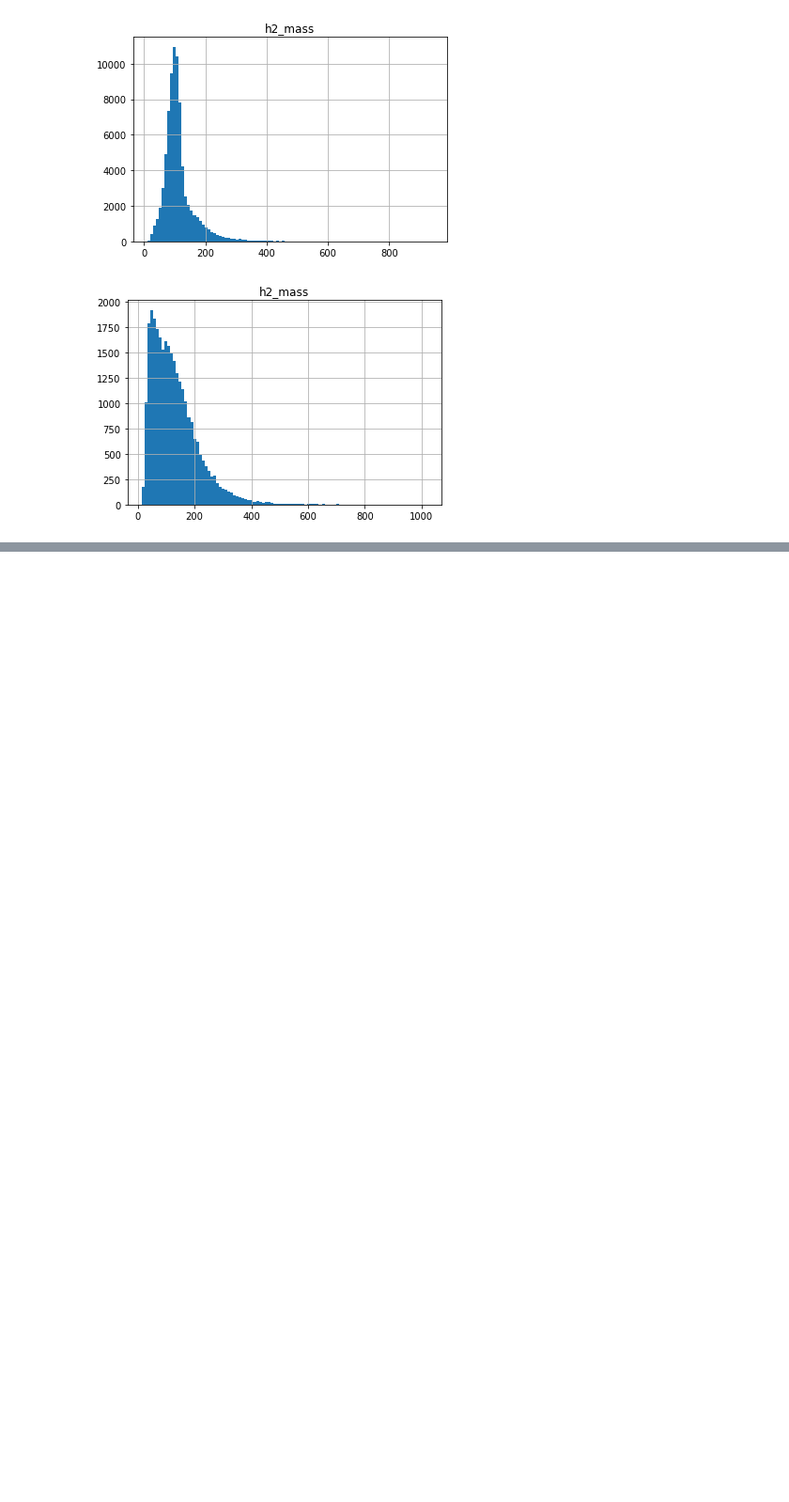
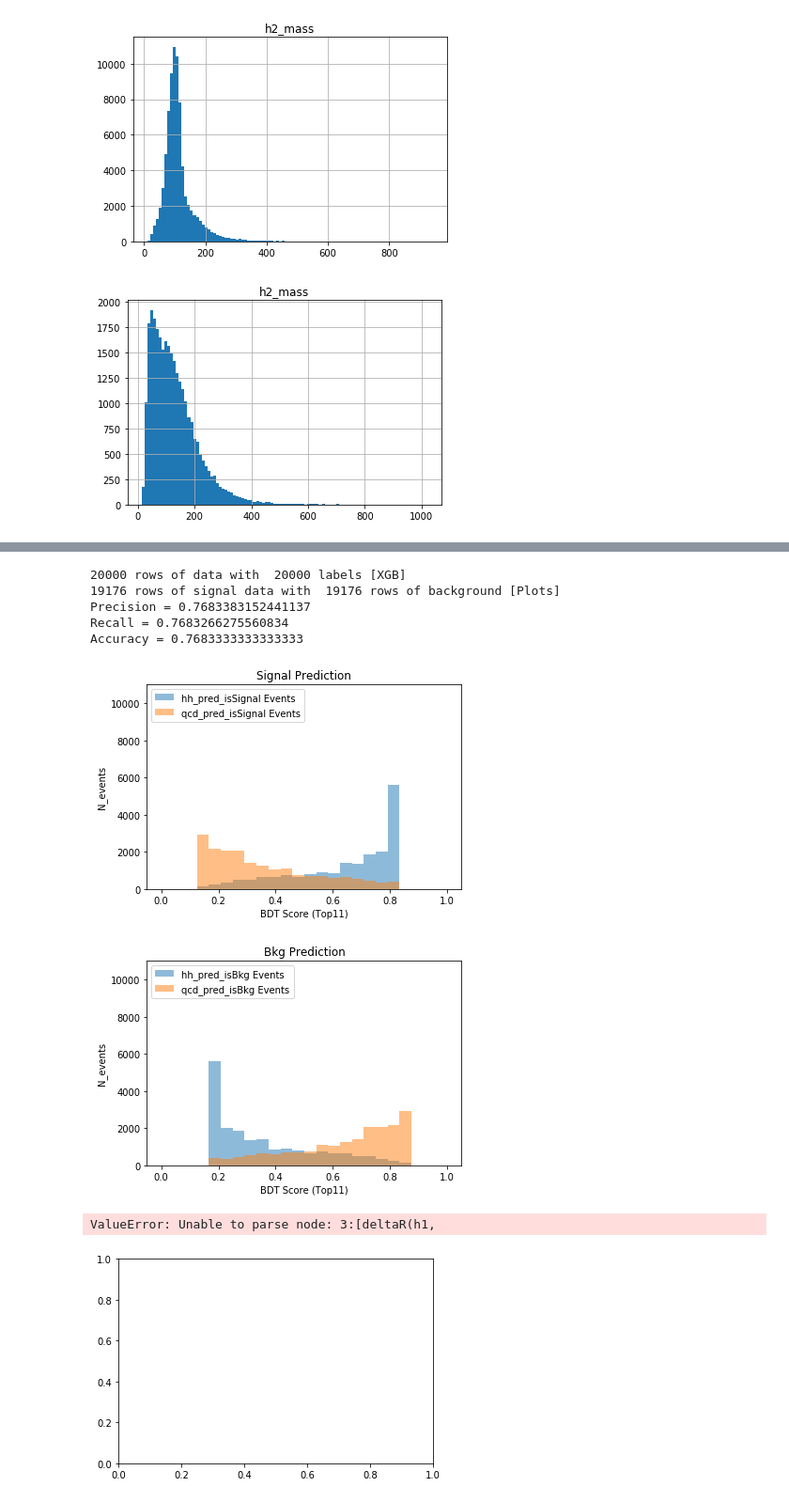
Before and after one commit to neu-physics/dihiggsMLProject, a Jupyter notebook: BoostedDecisionTree/xgboost_sandbox.ipynb, the cells around one changed output, grey strips where cells are left out. Shown at 94% size. Saved outputs shown, nothing was run; the diff lists cells and outputs as text; code cells hidden in the pictures; blank space fills up the shorter version.

Commit message:
who speaks for the trees

```diff
--- a/BoostedDecisionTree/xgboost_sandbox.ipynb
+++ b/BoostedDecisionTree/xgboost_sandbox.ipynb
@@ -84,7 +84,7 @@ def makeEqualSamplesWithUserVariables(signal_raw, bkg_raw, userVariables, nEvent
 
     return all_reducedForXGB, all_labelsForXGB, signal_reducedForPlots, signal_labelsForPlots, bkg_reducedForPlots, bkg_labelsForPlots
 # %%
-def setupAndTrainBDT(all_data, all_labels, _testSize=0.3, _dumpModelInfo=False, _maxDepth=3):
+def setupAndTrainBDT(all_data, all_labels, _testSize=0.3, _dumpModelInfo=False, _maxDepth=3, _eta=0.3):
     """setup and train BDT"""
 
     # *** 1. Split dataset into test + train, make correct input objects
@@ -95,7 +95,7 @@ def setupAndTrainBDT(all_data, all_labels, _testSize=0.3, _dumpModelInfo=False,
 
     # *** 2. Define XGB model
     param = {
-        'eta': 0.3,
+        'eta': _eta,
         'max_depth': _maxDepth,
         'objective': 'multi:softprob',
         #'objective': 'reg:logistic',
@@ -154,7 +154,8 @@ def setupGridAndTrainBDT(_modelName, all_data, all_labels, _testSize=0.3, _dumpM
     clf = xgb.XGBClassifier()
     grid = GridSearchCV(clf,
                         parameters, n_jobs=4,
-                        scoring="neg_log_loss",
+                        #scoring="neg_log_loss",
+                        scoring="f1",
                         cv=3,
                         verbose = 3)
 
@@ -211,9 +212,10 @@ def plotBDTOutputAndTree(_model, _modelName, _signalData, _signalLabels, _bkgDat
         _fig.savefig( _filename+'.png', bbox_inches='tight' )
 
     # *** 4. Make dict for plotting with borrowed functions
+    _nBins = 50
     predictionResults = {'hh_pred_isSignal':sig_pred_isSignal, 'hh_pred_isBkg':sig_pred_isBkg, 'qcd_pred_isSignal':bkg_pred_isSignal, 'qcd_pred_isBkg':bkg_pred_isBkg,}
-    compareManyHistograms( predictionResults, ['hh_pred_isSignal', 'qcd_pred_isSignal'], 2, 'Signal Prediction', 'BDT Score ({0})'.format(_modelName), 0, 1, 25, _savePlot=_savePlots )
-    compareManyHistograms( predictionResults, ['hh_pred_isBkg', 'qcd_pred_isBkg'], 2, 'Bkg Prediction', 'BDT Score ({0})'.format(_modelName), 0, 1, 25, _savePlot=_savePlots )
+    compareManyHistograms( predictionResults, ['hh_pred_isSignal', 'qcd_pred_isSignal'], 2, 'Signal Prediction', 'BDT Score ({0})'.format(_modelName), 0, 1, _nBins, _savePlot=_savePlots )
+    compareManyHistograms( predictionResults, ['hh_pred_isBkg', 'qcd_pred_isBkg'], 2, 'Bkg Prediction', 'BDT Score ({0})'.format(_modelName), 0, 1, _nBins, _savePlot=_savePlots )
 
     # *** 5. Make plot of 0th tree
     xgb.plot_tree(_model,num_trees=0)
@@ -264,7 +266,7 @@ def compareManyHistograms( _dict, _labels, _nPlot, _title, _xtitle, _xMin, _xMax
     #plt.ylim([0,1.2*y_max])
 
     #draw legend
-    plt.legend(loc='upper right')
+    plt.legend(loc='upper left')
     #plt.text(.1, .1, s1)
 
     # store figure copy for later saving
@@ -397,3 +370,19 @@ ValueError: Unable to parse node: 3:[deltaR(h1,
 [X] understand meaning of F score
 [X] slides
 6) some significance values for comparing with rectangular
+# %%
+# *** 5. Make mix of dihiggs and QCD for top-11 optimal variables
+variables_top11 = ['deltaR(h1, h2)', 'deltaR(h1 jets)', 'deltaR(h2 jets)', 'hh_mass', 'h1_mass', 'h2_mass','hh_pt', 'h1_pt', 'h2_pt', 'scalarHT', 'jet4_pt']
+top11_data, top11_labels, hh_top11_data, hh_top11_labels, qcd_top11_data, qcd_top11_labels = makeEqualSamplesWithUserVariables(hh_raw, qcd_raw, variables_top11, nEventsToTrain)
+model_top11 = setupAndTrainBDT(top11_data, top11_labels, _maxDepth=5, _eta=0.3)
+plotBDTOutputAndTree(model_top11, 'Top11', hh_top11_data, hh_top11_labels, qcd_top11_data, qcd_top11_labels, _savePlots=False)
+# %% [output]
+20000 rows of data with  20000 labels [XGB]
+19176 rows of signal data with  19176 rows of background [Plots]
+Precision = 0.7683383152441137
+Recall = 0.7683266275560834
+Accuracy = 0.7683333333333333
+[figure, added]
+[figure, added]
+ValueError: Unable to parse node: 3:[deltaR(h1,
+[figure, added]
```
Also changed, not shown: parts of 10 cells of this notebook.
